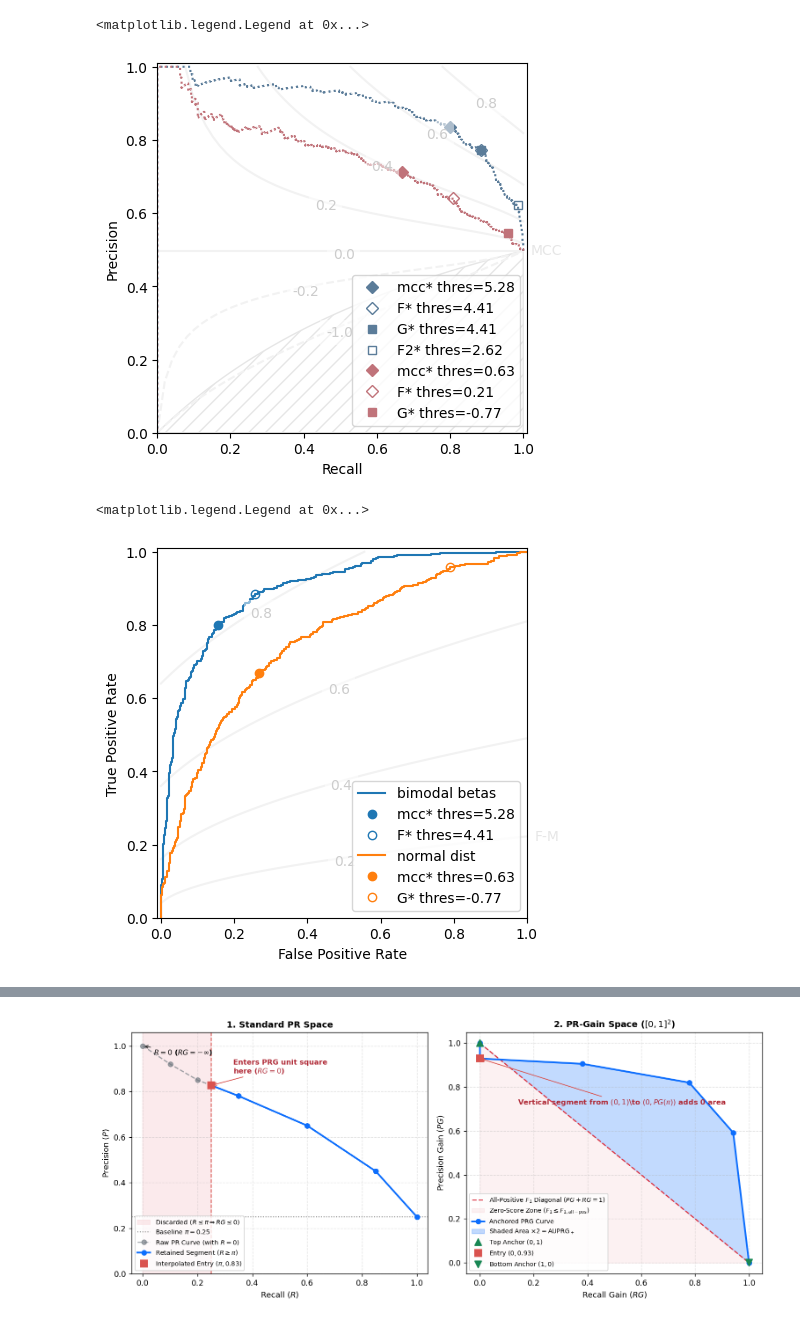
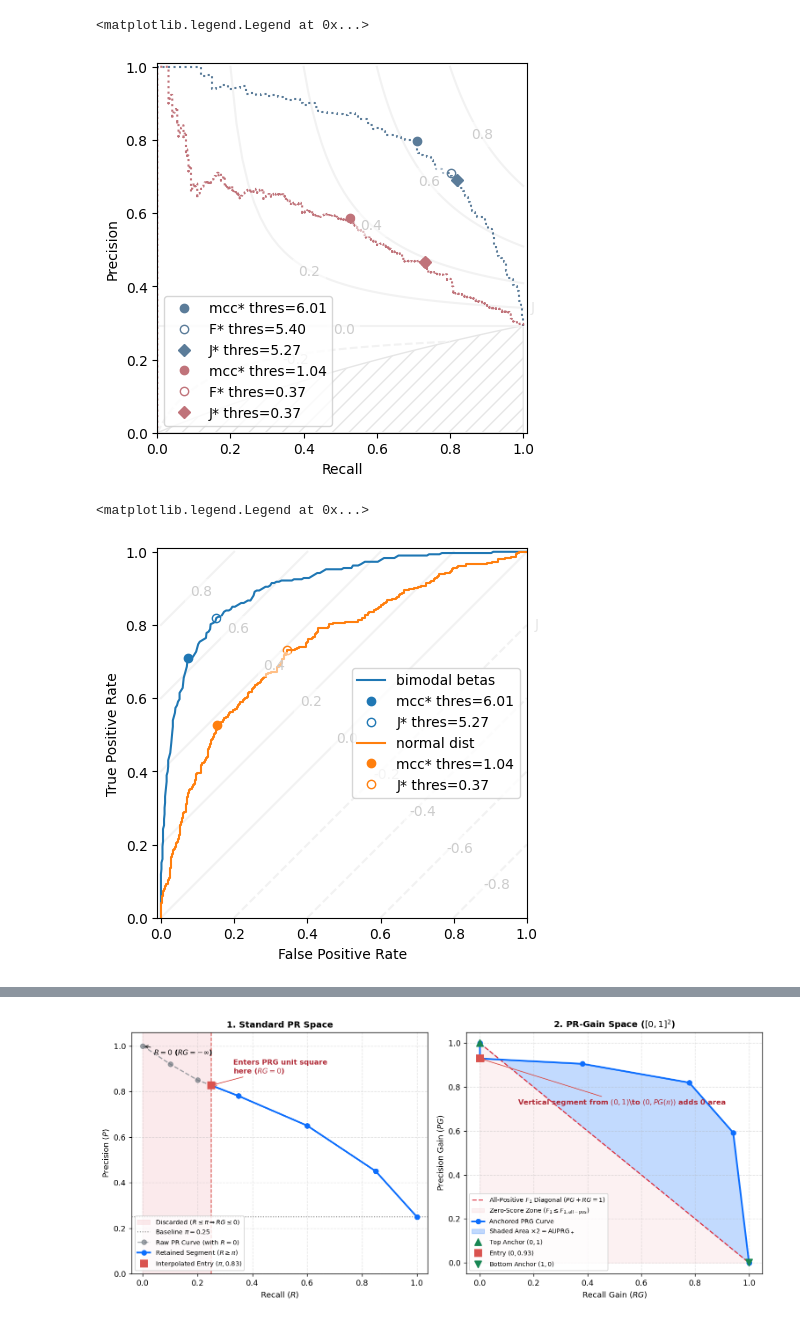
Before and after one commit to rtbs-dev/Contingency, a Jupyter notebook: examples/roc_prgain.ipynb, the cells around one changed output, grey strips where cells are left out. Drawn from its saved outputs; the diff is of its cells as text; code cells hidden in the pictures.

```diff
--- a/examples/roc_prgain.ipynb
+++ b/examples/roc_prgain.ipynb
@@ -12,18 +12,18 @@ rng=np.random.default_rng(2)
 np.set_printoptions(formatter={'float_kind':"{:.5g}".format})
 n_obs=1000
 # y_true = np.array([0,1,0,0,1,1,0,0]).astype(bool)
-y_true = (y_src:=rng.random(n_obs)>0.5).astype(bool)
+y_true = (y_src:=rng.random(n_obs)>0.7).astype(bool)
 # y_prob = np.array([0.1,0.8,0.1,.7,.25,0.68,0.5,0.6])
 y_pred = np.where(rng.random(n_obs)<0.05, 1-y_true, y_true).astype(bool)
 
 # y_pred = np.array([0,1,0,1,0,1,0,1]).astype(bool)
 y_prob = 10*rng.beta(
-    np.where(y_true, 4, 2.),
-    np.where(y_true, 2., 4)
+    np.where(y_true, 4,2),
+    np.where(y_true, 2,4)
 )
 # %%
 # M = Contingent(y_pred = y_pred, y_true=y_true)
-M = Contingent.from_scalar(y_true, y_prob)
+M = Contingent.from_scalar(y_true, y_prob, subsamples=200)
 
 # from contingency.contingent import _minmax_tf
 # optpos = np.argmax(M.mcc)
@@ -122,31 +155,31 @@ plt.plot(M_new.FPR, M_new.TPR)
 # %%
 M.plot.precision_recall(
-    optimize=['mcc', 'F', 'G','F2'],
-    isolines='mcc',
+    optimize=['mcc', 'F', 'J'],
+    isolines='J',
     show_lower_bound=True,
     ls=':', color='xkcd:slate blue',
 )
 
 M_new.plot.precision_recall(
-    optimize=['mcc', 'F', 'G'],
+    optimize=['mcc', 'F', 'J'],
     isolines=None,
     # show_lower_bound=True,
     ls=':', color='xkcd:dusty rose'
 )
 plt.legend()
 # %% [output]
 <matplotlib.legend.Legend at 0x...>
-[figure, old version]
+[figure, new version]
 # %%
 M.plot.receiver_operating_characteristic(
-    optimize=['mcc','F'],
-    isolines='G',
-    label='bimodal betas'
+    optimize=['mcc','J'],
+    isolines='J',
+    label='bimodal betas',
     # color='C0'
 )
 
 M_new.plot.receiver_operating_characteristic(
-    optimize=['mcc','G'],
+    optimize=['mcc','J'],
     isolines=None,
     label='normal dist',
 )
@@ -154,4 +187,4 @@ plt.legend()
 # plt.plot(
 # %% [output]
 <matplotlib.legend.Legend at 0x...>
-[figure, old version]
+[figure, new version]
```
Also changed, not shown: parts of 15 cells of this notebook.
